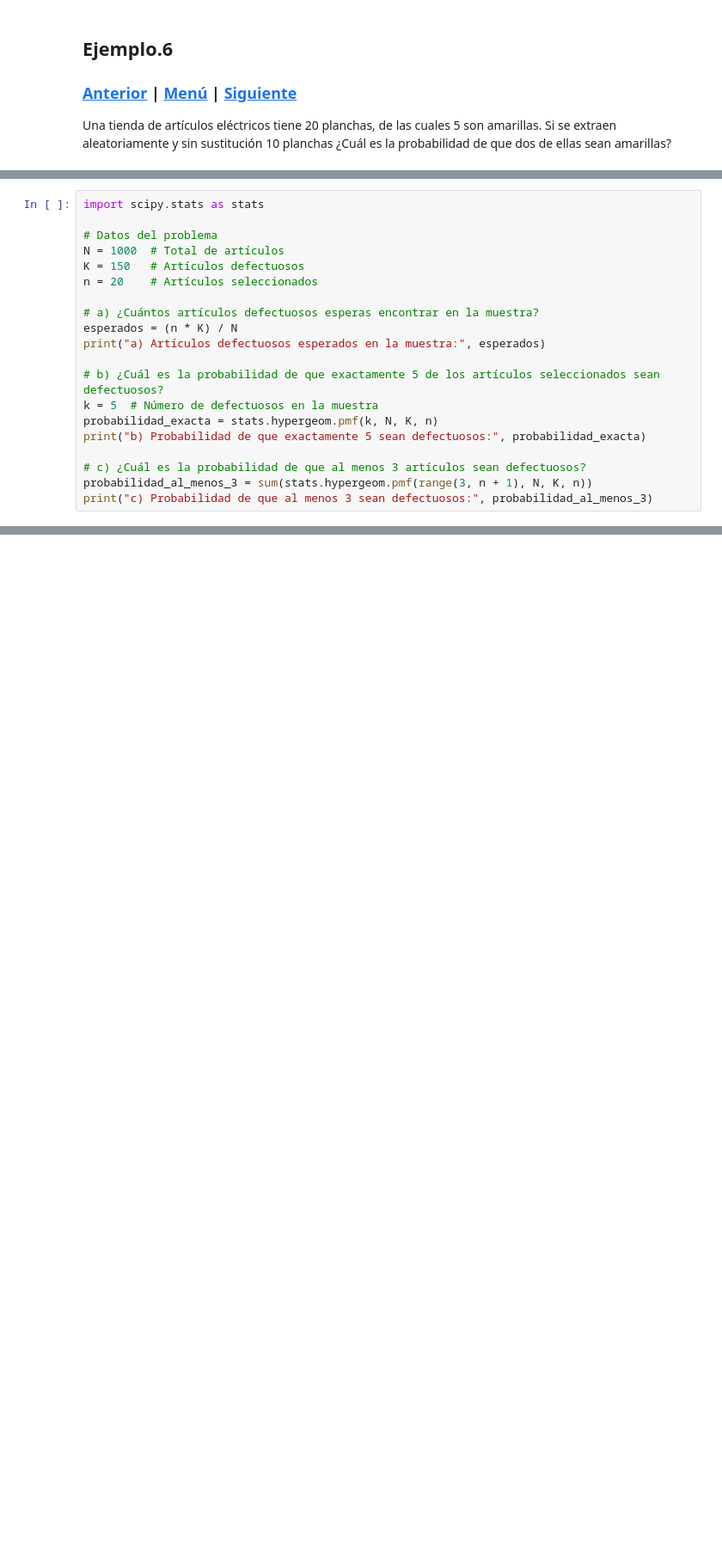
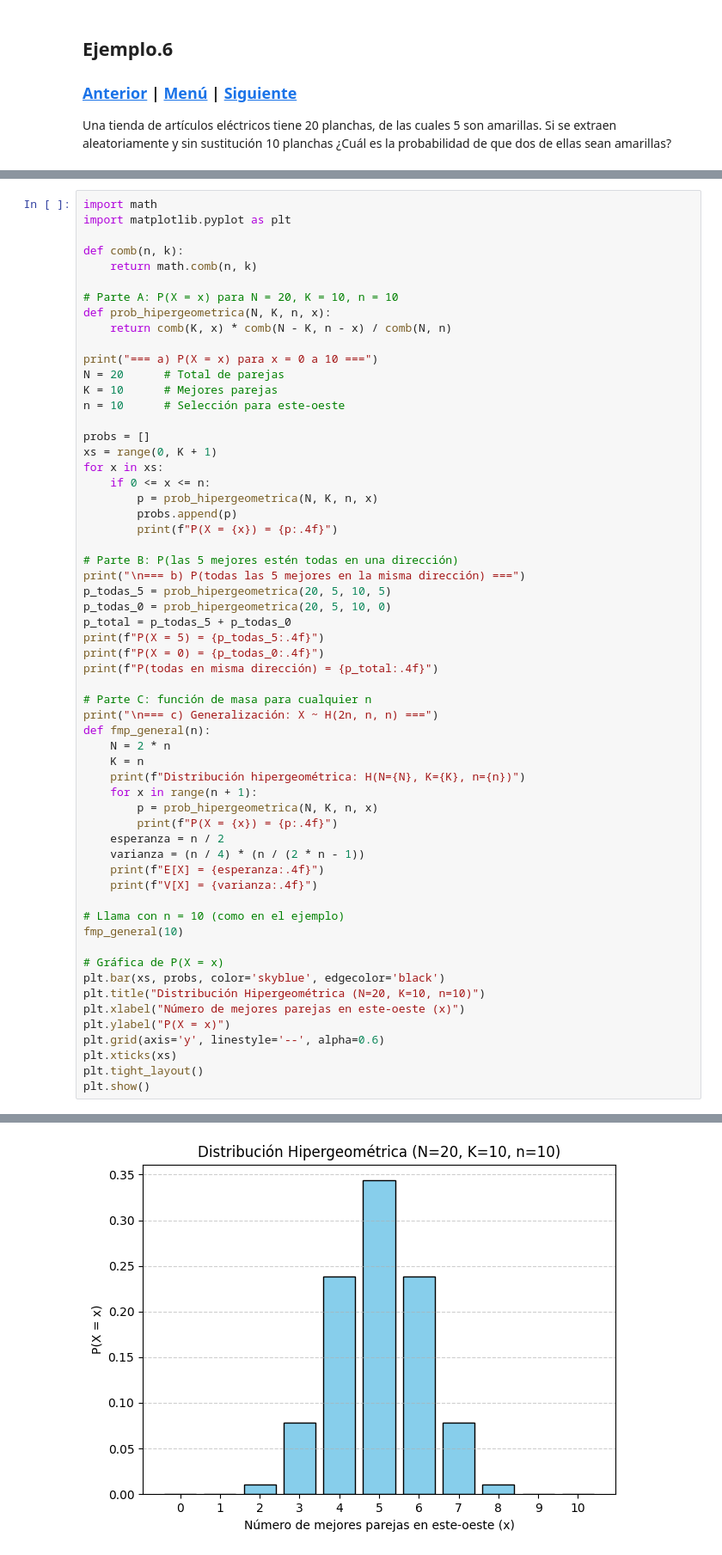
Before and after one commit to CristobalGachuz/Distribuci-n_Hipergeom-trica, a Jupyter notebook: Hipergeometrica_Cristobal.ipynb, the cells around one changed output, grey strips where cells are left out. Shown at 86% size. Saved outputs shown, nothing was run; the diff lists cells and outputs as text; blank space fills up the shorter version.

```diff
--- a/Hipergeometrica_Cristobal.ipynb
+++ b/Hipergeometrica_Cristobal.ipynb
@@ -214,21 +261,60 @@ c) ¿Cuál es la probabilidad de que al menos 3 artículos sean defectuosos?
 # %%
-import scipy.stats as stats
+import math
+import matplotlib.pyplot as plt
 
-# Datos del problema
-N = 1000  # Total de artículos
-K = 150   # Artículos defectuosos
-n = 20    # Artículos seleccionados
+def comb(n, k):
+    return math.comb(n, k)
 
-# a) ¿Cuántos artículos defectuosos esperas encontrar en la muestra?
-esperados = (n * K) / N
-print("a) Artículos defectuosos esperados en la muestra:", esperados)
+# Parte A: P(X = x) para N = 20, K = 10, n = 10
+def prob_hipergeometrica(N, K, n, x):
+    return comb(K, x) * comb(N - K, n - x) / comb(N, n)
 
-# b) ¿Cuál es la probabilidad de que exactamente 5 de los artículos seleccionados sean defectuosos?
-k = 5  # Número de defectuosos en la muestra
-probabilidad_exacta = stats.hypergeom.pmf(k, N, K, n)
-print("b) Probabilidad de que exactamente 5 sean defectuosos:", probabilidad_exacta)
+print("=== a) P(X = x) para x = 0 a 10 ===")
+N = 20      # Total de parejas
+K = 10      # Mejores parejas
+n = 10      # Selección para este-oeste
 
-# c) ¿Cuál es la probabilidad de que al menos 3 artículos sean defectuosos?
-probabilidad_al_menos_3 = sum(stats.hypergeom.pmf(range(3, n + 1), N, K, n))
-print("c) Probabilidad de que al menos 3 sean defectuosos:", probabilidad_al_menos_3)
+probs = []
+xs = range(0, K + 1)
+for x in xs:
+    if 0 <= x <= n:
+        p = prob_hipergeometrica(N, K, n, x)
+        probs.append(p)
+        print(f"P(X = {x}) = {p:.4f}")
+
+# Parte B: P(las 5 mejores estén todas en una dirección)
+print("\n=== b) P(todas las 5 mejores en la misma dirección) ===")
+p_todas_5 = prob_hipergeometrica(20, 5, 10, 5)
+p_todas_0 = prob_hipergeometrica(20, 5, 10, 0)
+p_total = p_todas_5 + p_todas_0
+print(f"P(X = 5) = {p_todas_5:.4f}")
+print(f"P(X = 0) = {p_todas_0:.4f}")
+print(f"P(todas en misma dirección) = {p_total:.4f}")
+
+# Parte C: función de masa para cualquier n
+print("\n=== c) Generalización: X ~ H(2n, n, n) ===")
+def fmp_general(n):
+    N = 2 * n
+    K = n
+    print(f"Distribución hipergeométrica: H(N={N}, K={K}, n={n})")
+    for x in range(n + 1):
+        p = prob_hipergeometrica(N, K, n, x)
+        print(f"P(X = {x}) = {p:.4f}")
+    esperanza = n / 2
+    varianza = (n / 4) * (n / (2 * n - 1))
+    print(f"E[X] = {esperanza:.4f}")
+    print(f"V[X] = {varianza:.4f}")
+
+# Llama con n = 10 (como en el ejemplo)
+fmp_general(10)
+
+# Gráfica de P(X = x)
+plt.bar(xs, probs, color='skyblue', edgecolor='black')
+plt.title("Distribución Hipergeométrica (N=20, K=10, n=10)")
+plt.xlabel("Número de mejores parejas en este-oeste (x)")
+plt.ylabel("P(X = x)")
+plt.grid(axis='y', linestyle='--', alpha=0.6)
+plt.xticks(xs)
+plt.tight_layout()
+plt.show()
 # %% [output]
@@ -238,3 +338,4 @@ c) Probabilidad de que al menos 3 sean defectuosos: 0.5971907564437862
+[figure, added]
 # %% [markdown]
 ## Ejemplo.8
 
```
Also changed, not shown: parts of 20 cells of this notebook.
